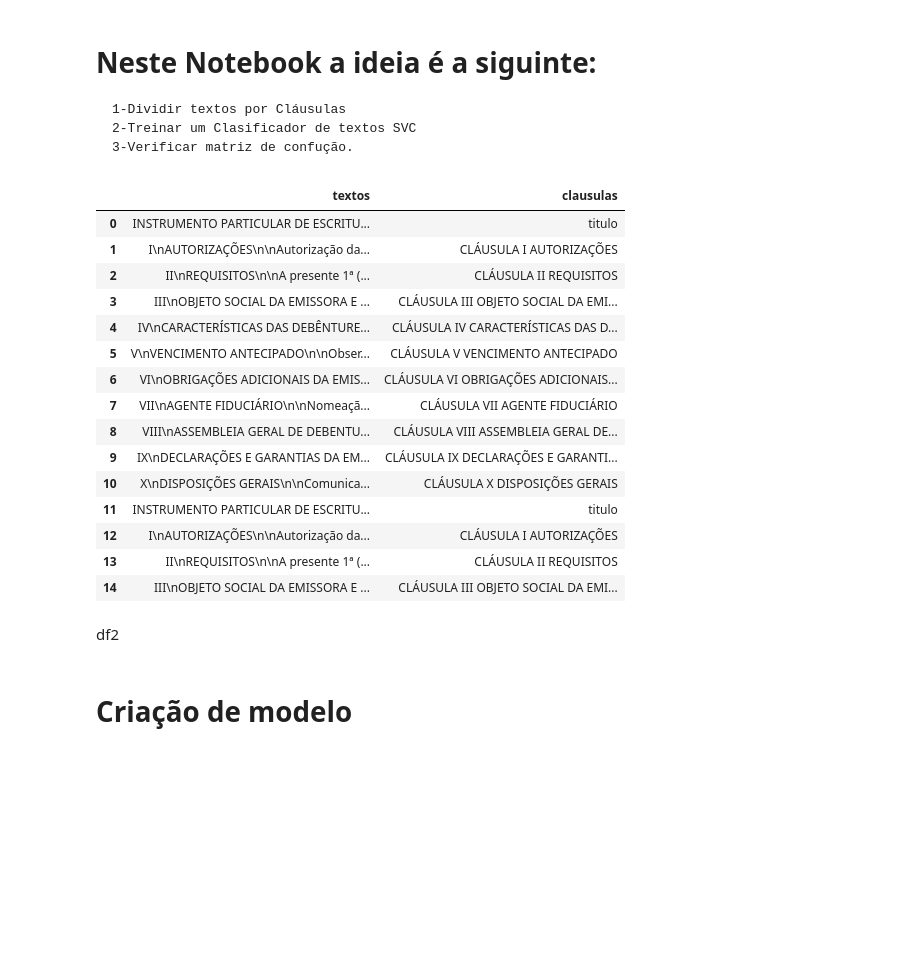
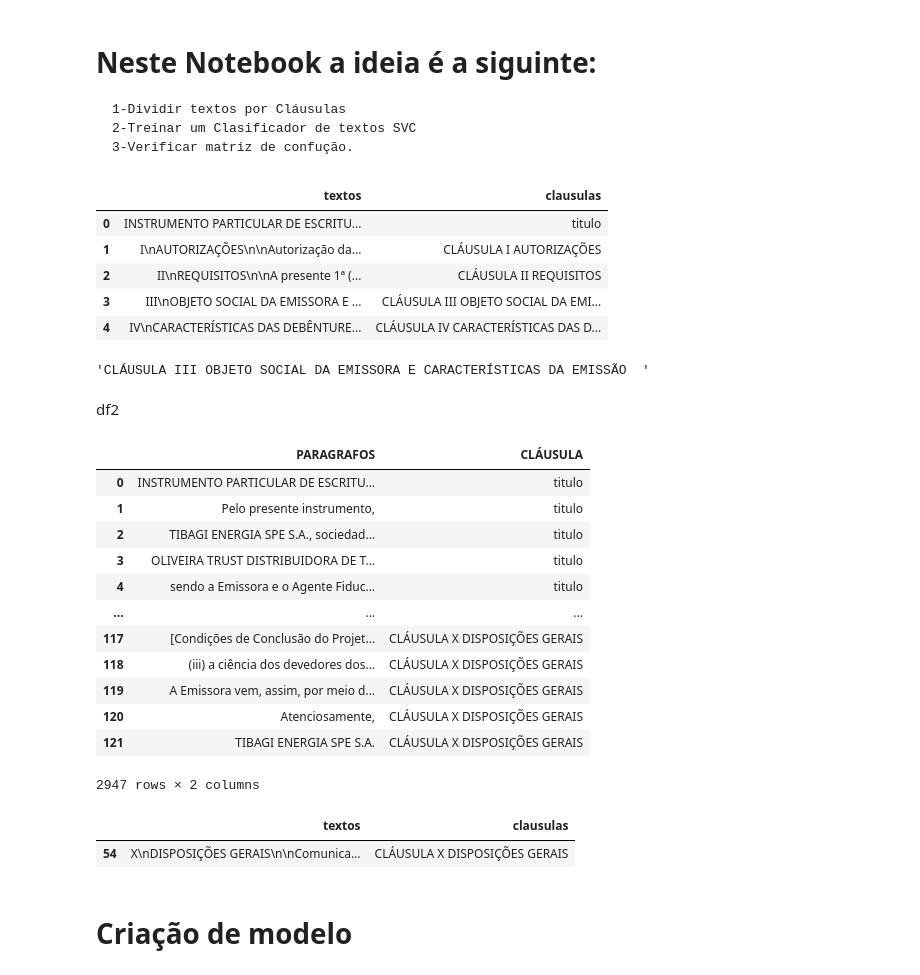
Before and after one commit to manolisfcb/MIs_Testes, a Jupyter notebook: separando_textos_por_clausulas.ipynb, the cells around one changed output. Drawn from its saved outputs; the diff is of its cells as text; code cells hidden in the pictures; blank space fills up the shorter version.

```diff
--- a/separando_textos_por_clausulas.ipynb
+++ b/separando_textos_por_clausulas.ipynb
@@ -10,36 +11,26 @@ import re
 # %%
 '''carrega o arquivo pickle que contém todos os textos de cada documento,
  divide-os por cláusulas e coloca cada seção do documento com sua respectiva
  cláusula dentro de um dataframe.'''
 
 all_docs = pd.read_pickle('docs_df.pkl')
 df2=pd.DataFrame({'textos':0,'clausulas':0},index=[])
 for t in all_docs['texto']:
     pattern = re.compile('CLÁUSULA\s.*\n[\w\s]+?\n\n')
     matches = re.findall(pattern,t)
     matches.insert(0,'titulo')
     indices = []
     for texto in matches:
         texto = re.sub('\n', ' ',texto)
         indices.append(texto)
     #print(texto)
     df1 = pd.DataFrame({'textos':t.split('CLÁUSULA'), 'clausulas':indices})
     df2 = df2.append(df1,ignore_index=True)
-df2.head(15)
+df2.head(5)
 # %% [output]
 |  | textos | clausulas |
 | 0 | INSTRUMENTO PARTICULAR DE ESCRITU... | titulo |
 | 1 | I\nAUTORIZAÇÕES\n\nAutorização da... | CLÁUSULA I AUTORIZAÇÕES |
 | 2 | II\nREQUISITOS\n\nA presente 1ª (... | CLÁUSULA II REQUISITOS |
 | 3 | III\nOBJETO SOCIAL DA EMISSORA E ... | CLÁUSULA III OBJETO SOCIAL DA EMI... |
 | 4 | IV\nCARACTERÍSTICAS DAS DEBÊNTURE... | CLÁUSULA IV CARACTERÍSTICAS DAS D... |
-| 5 | V\nVENCIMENTO ANTECIPADO\n\nObser... | CLÁUSULA V VENCIMENTO ANTECIPADO |
-| 6 | VI\nOBRIGAÇÕES ADICIONAIS DA EMIS... | CLÁUSULA VI OBRIGAÇÕES ADICIONAIS... |
-| 7 | VII\nAGENTE FIDUCIÁRIO\n\nNomeaçã... | CLÁUSULA VII AGENTE FIDUCIÁRIO |
-| 8 | VIII\nASSEMBLEIA GERAL DE DEBENTU... | CLÁUSULA VIII ASSEMBLEIA GERAL DE... |
-| 9 | IX\nDECLARAÇÕES E GARANTIAS DA EM... | CLÁUSULA IX DECLARAÇÕES E GARANTI... |
-| 10 | X\nDISPOSIÇÕES GERAIS\n\nComunica... | CLÁUSULA X DISPOSIÇÕES GERAIS |
-| 11 | INSTRUMENTO PARTICULAR DE ESCRITU... | titulo |
-| 12 | I\nAUTORIZAÇÕES\n\nAutorização da... | CLÁUSULA I AUTORIZAÇÕES |
-| 13 | II\nREQUISITOS\n\nA presente 1ª (... | CLÁUSULA II REQUISITOS |
-| 14 | III\nOBJETO SOCIAL DA EMISSORA E ... | CLÁUSULA III OBJETO SOCIAL DA EMI... |
@@ -51,0 +37,4 @@ df2.head(15)
+# %%
+df2.iloc[3]['clausulas']
+# %% [output]
+'CLÁUSULA III OBJETO SOCIAL DA EMISSORA E CARACTERÍSTICAS DA EMISSÃO  '
@@ -56,3 +127,43 @@ df2
+# %%
+Data_Clausulas = pd.DataFrame({'PARAGRAFOS':0,'CLÁUSULA':0},index=[])
+for index in df2.index:
+    para_texts = []
+    df = pd.DataFrame(df2.iloc[index]).transpose()
+    for texts in df['textos']:
+        para = texts.split('\n')
+        #print(para)
+        for p in para:
+            #print(p)
+            if len(p) == 0:
+                continue
+            para_texts.append(p)
+    df_cla = pd.DataFrame(para_texts,columns=['PARAGRAFOS'])
+    df_cla
+    #print(df.clausulas.to_list()[0])
+    df_cla['CLÁUSULA'] = df.clausulas.to_list()[0]
+    Data_Clausulas = Data_Clausulas.append(df_cla)
+
+Data_Clausulas.to_pickle('Data_Clausulas_por_paragrafos.pkl')
+Data_Clausulas
+# %% [output]
+|  | PARAGRAFOS | CLÁUSULA |
+| 0 | INSTRUMENTO PARTICULAR DE ESCRITU... | titulo |
+| 1 | Pelo presente instrumento, | titulo |
+| 2 | TIBAGI ENERGIA SPE S.A., sociedad... | titulo |
+| 3 | OLIVEIRA TRUST DISTRIBUIDORA DE T... | titulo |
+| 4 | sendo a Emissora e o Agente Fiduc... | titulo |
+| ... | ... | ... |
+| 117 | [Condições de Conclusão do Projet... | CLÁUSULA X DISPOSIÇÕES GERAIS |
+| 118 | (iii) a ciência dos devedores dos... | CLÁUSULA X DISPOSIÇÕES GERAIS |
+| 119 | A Emissora vem, assim, por meio d... | CLÁUSULA X DISPOSIÇÕES GERAIS |
+| 120 | Atenciosamente, | CLÁUSULA X DISPOSIÇÕES GERAIS |
+| 121 | TIBAGI ENERGIA SPE S.A. | CLÁUSULA X DISPOSIÇÕES GERAIS |
+2947 rows × 2 columns
+# %%
+df
+# %% [output]
+|  | textos | clausulas |
+| 54 | X\nDISPOSIÇÕES GERAIS\n\nComunica... | CLÁUSULA X DISPOSIÇÕES GERAIS |
 # %% [markdown]
 # Criação de modelo
 # %%
```
Also changed, not shown: parts of 26 cells of this notebook, 5 other files.
